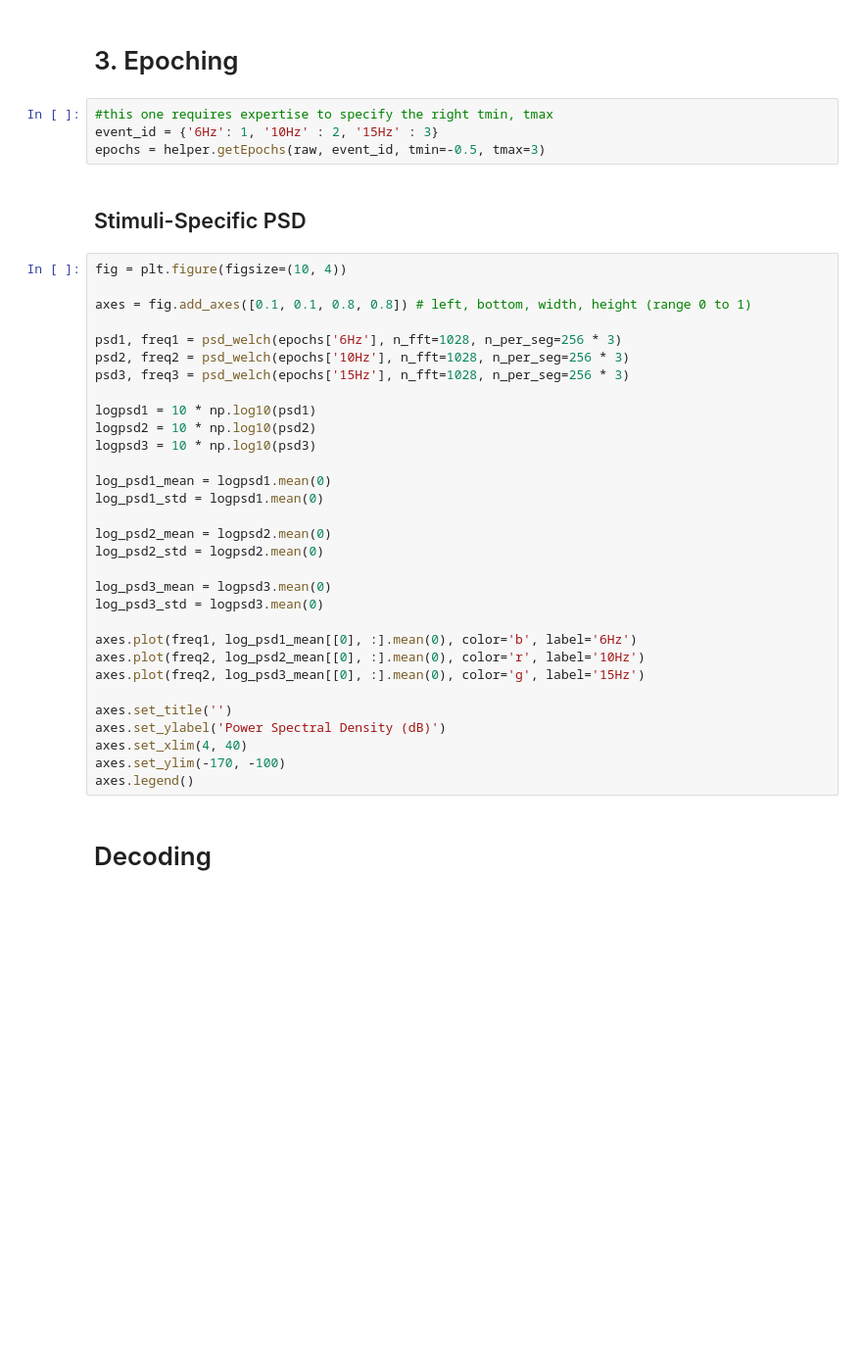
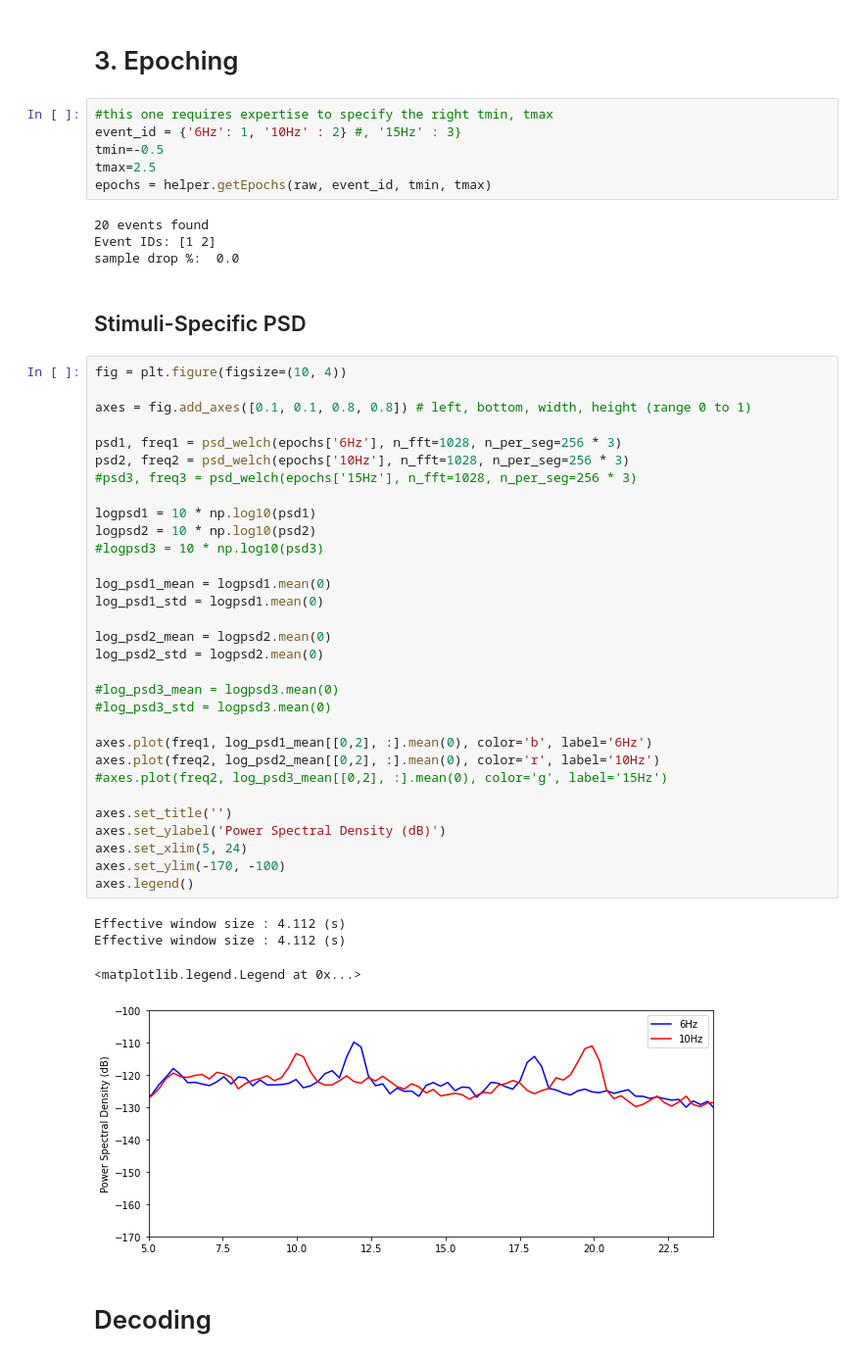
Before and after one commit to chaklam-silpasuwanchai/EEG-Real-Time-Applications, a Jupyter notebook: SSVEP/3-analysis/Model Training.ipynb, the cells around one changed output. Shown at 98% size. Drawn from its saved outputs; the diff is of its cells as text; blank space fills up the shorter version.

```diff
--- a/SSVEP/3-analysis/Model Training.ipynb
+++ b/SSVEP/3-analysis/Model Training.ipynb
@@ -179,40 +130,51 @@ raw.plot(order=artifact_picks, n_channels=len(artifact_picks), start=1)
 # 3. Epoching
 # %%
 #this one requires expertise to specify the right tmin, tmax
-event_id = {'6Hz': 1, '10Hz' : 2, '15Hz' : 3}
-epochs = helper.getEpochs(raw, event_id, tmin=-0.5, tmax=3)
+event_id = {'6Hz': 1, '10Hz' : 2} #, '15Hz' : 3}
+tmin=-0.5
+tmax=2.5
+epochs = helper.getEpochs(raw, event_id, tmin, tmax)
+# %% [output]
+20 events found
+Event IDs: [1 2]
+sample drop %:  0.0
 # %% [markdown]
 ## Stimuli-Specific PSD
 # %%
 fig = plt.figure(figsize=(10, 4))
 
 axes = fig.add_axes([0.1, 0.1, 0.8, 0.8]) # left, bottom, width, height (range 0 to 1)
 
 psd1, freq1 = psd_welch(epochs['6Hz'], n_fft=1028, n_per_seg=256 * 3)
 psd2, freq2 = psd_welch(epochs['10Hz'], n_fft=1028, n_per_seg=256 * 3)
-psd3, freq3 = psd_welch(epochs['15Hz'], n_fft=1028, n_per_seg=256 * 3)
+#psd3, freq3 = psd_welch(epochs['15Hz'], n_fft=1028, n_per_seg=256 * 3)
 
 logpsd1 = 10 * np.log10(psd1)
 logpsd2 = 10 * np.log10(psd2)
-logpsd3 = 10 * np.log10(psd3)
+#logpsd3 = 10 * np.log10(psd3)
 
 log_psd1_mean = logpsd1.mean(0)
 log_psd1_std = logpsd1.mean(0)
 
 log_psd2_mean = logpsd2.mean(0)
 log_psd2_std = logpsd2.mean(0)
 
-log_psd3_mean = logpsd3.mean(0)
-log_psd3_std = logpsd3.mean(0)
+#log_psd3_mean = logpsd3.mean(0)
+#log_psd3_std = logpsd3.mean(0)
 
-axes.plot(freq1, log_psd1_mean[[0], :].mean(0), color='b', label='6Hz')
-axes.plot(freq2, log_psd2_mean[[0], :].mean(0), color='r', label='10Hz')
-axes.plot(freq2, log_psd3_mean[[0], :].mean(0), color='g', label='15Hz')
+axes.plot(freq1, log_psd1_mean[[0,2], :].mean(0), color='b', label='6Hz')
+axes.plot(freq2, log_psd2_mean[[0,2], :].mean(0), color='r', label='10Hz')
+#axes.plot(freq2, log_psd3_mean[[0,2], :].mean(0), color='g', label='15Hz')
 
 axes.set_title('')
 axes.set_ylabel('Power Spectral Density (dB)')
-axes.set_xlim(4, 40)
+axes.set_xlim(5, 24)
 axes.set_ylim(-170, -100)
 axes.legend()
+# %% [output]
+Effective window size : 4.112 (s)
+Effective window size : 4.112 (s)
+<matplotlib.legend.Legend at 0x...>
+[figure, added]
 # %% [markdown]
 # Decoding
```
Also changed, not shown: parts of 23 cells of this notebook, 5 other files.
